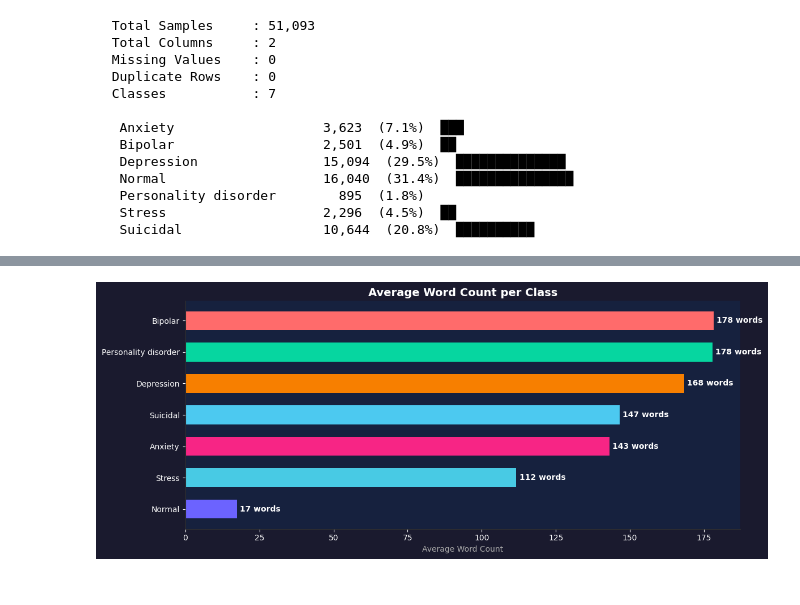
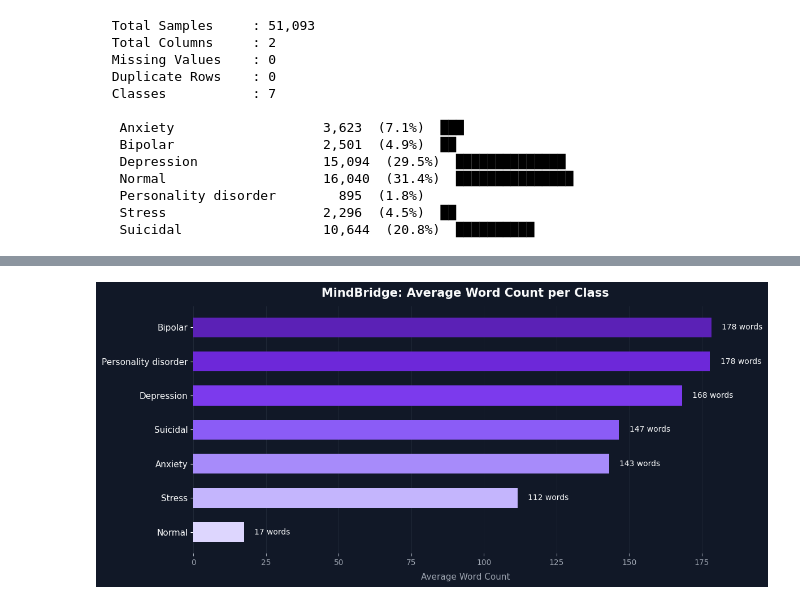
Before and after one commit to Vaibhav2040/MindBridge, a Jupyter notebook: notebooks/01_EDA.ipynb, the cells around one changed output, grey strips where cells are left out. Cells and saved outputs as stored; diff of their text form; code cells hidden in the pictures.

Commit message:
Initial commit: MindBridge ML pipeline

```diff
--- a/notebooks/01_EDA.ipynb
+++ b/notebooks/01_EDA.ipynb
@@ -39,5 +39,5 @@ All libraries loaded successfully.
 # %%
-df = pd.read_csv('/Users/vaibhav2040/Desktop/MIND_BRIDGE/data/Combined Data.csv')
+df = pd.read_csv('data/Combined_Data.csv')
 df = df.loc[:, ~df.columns.str.contains('^Unnamed')]
 df.columns = ['statement', 'status']
 df.dropna(inplace=True)
@@ -278,27 +586,85 @@ The dataset has a **13:1 imbalance ratio** between the largest class (Normal: 30
 # %%
+
+# Data
+df['word_count'] = df['statement'].astype(str).str.split().str.len()
 avg_words = df.groupby('status')['word_count'].mean().sort_values(ascending=True)
 
-fig, ax = plt.subplots(figsize=(12, 5))
-fig.patch.set_facecolor('#1a1a2e')
-ax.set_facecolor('#16213e')
 
-bars = ax.barh(avg_words.index, avg_words.values, color=COLORS, edgecolor='none', height=0.6)
+colors = COLORS[-len(avg_words):]
+
+
+fig, ax = plt.subplots(figsize=(12, 5.5))
+fig.patch.set_facecolor(BG)
+ax.set_facecolor(BG)
+
+bars = ax.barh(
+    avg_words.index,
+    avg_words.values,
+    color=colors,
+    edgecolor='none',
+    height=0.58
+)
+
+offset = avg_words.max() * 0.02
+
 for bar, val in zip(bars, avg_words.values):
-    ax.text(val + 1, bar.get_y() + bar.get_height()/2,
-            f'{val:.0f} words', va='center', color='white', fontsize=10, fontweight='bold')
+    ax.text(
+        val + offset,
+        bar.get_y() + bar.get_height() / 2,
+        f'{val:.0f} words',
+        va='center',
+        ha='left',
+        color=TEXT_MAIN,
+        fontsize=10,
+        fontweight='medium'
+    )
 
-ax.set_title('Average Word Count per Class', color='white', fontsize=14, fontweight='bold')
-ax.set_xlabel('Average Word Count', color='#aaa')
-ax.tick_params(colors='white')
-for spine in ax.spines.values(): spine.set_color('#333')
-ax.spines['top'].set_visible(False)
-ax.spines['right'].set_visible(False)
-for label in ax.get_xticklabels() + ax.get_yticklabels():
-    label.set_color('white')
+ax.set_title(
+    'MindBridge: Average Word Count per Class',
+    color=TEXT_MAIN,
+    fontsize=15,
+    fontweight='bold',
+    pad=12
+)
+
+ax.set_xlabel(
+    'Average Word Count',
+    color=TEXT_SUB,
+    fontsize=11,
+    labelpad=8
+)
+
+ax.tick_params(axis='x', colors=TEXT_SUB)
+ax.tick_params(axis='y', colors=TEXT_MAIN)
+
+for spine in ax.spines.values():
+    spine.set_visible(False)
+
+ax.xaxis.grid(True, linestyle='-', linewidth=0.6, color=GRID, alpha=0.45)
+ax.set_axisbelow(True)
+
+for label in ax.get_yticklabels():
+    label.set_fontsize(11)
+    label.set_fontweight('medium')
 
 plt.tight_layout()
-plt.savefig('results/plots/avg_words_per_class.png', dpi=150, bbox_inches='tight', facecolor='#1a1a2e')
+
+plt.savefig(
+    'results/plots/avg_words_per_class.png',
+    dpi=150,
+    bbox_inches='tight',
+    facecolor=BG
+)
+
 plt.show()
-print("Key insight: Bipolar posts are longest (~178 words), Normal posts are shortest (~17 words)")
+
+longest_class = avg_words.idxmax()
+shortest_class = avg_words.idxmin()
+
+print(
+    f"Key insight: {longest_class} posts are longest "
+    f"(~{avg_words.max():.0f} words), while {shortest_class} posts are shortest "
+    f"(~{avg_words.min():.0f} words)."
+)
 # %% [output]
-[figure, old version]
+[figure, new version]
```
Also changed, not shown: parts of 16 cells of this notebook, 30 other files.
